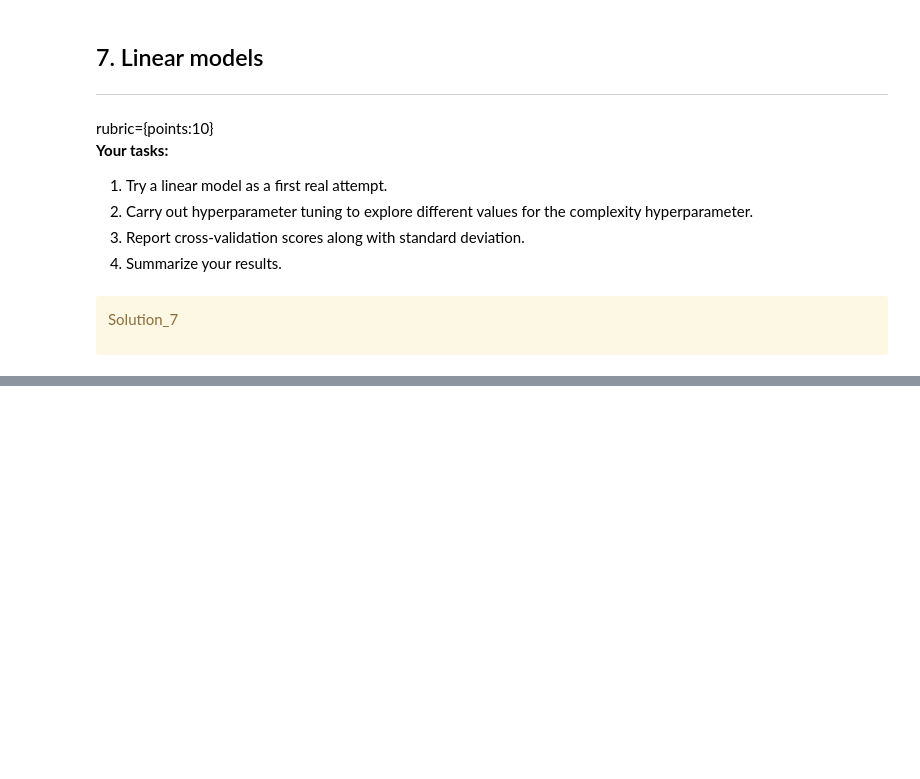
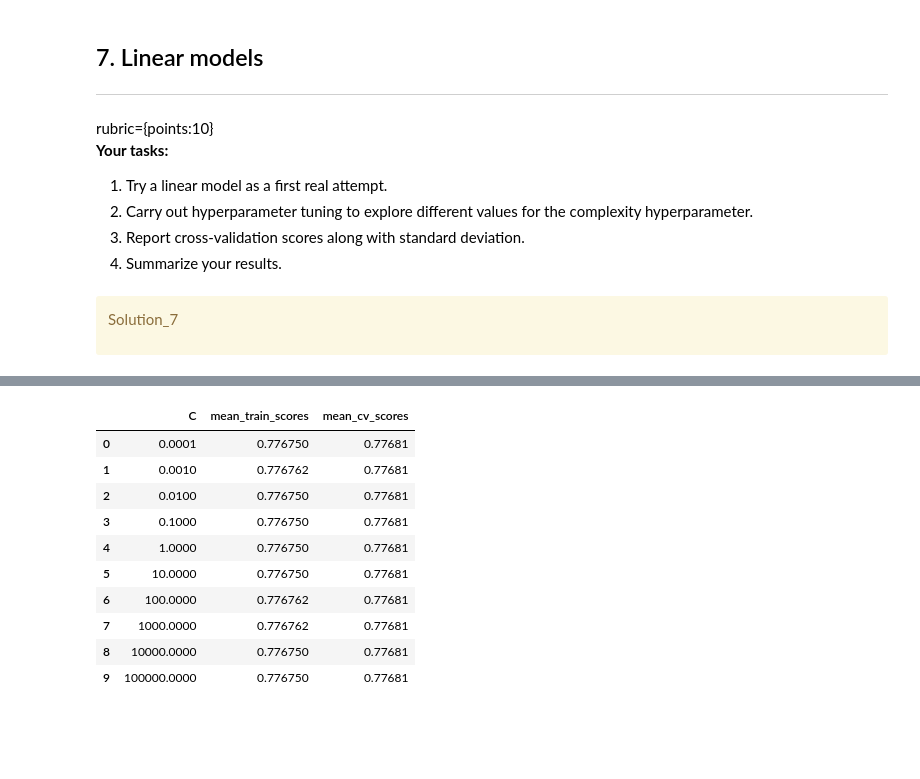
Before and after one commit to angieclra/credit-card-default-analysis, a Jupyter notebook: project.ipynb, the cells around one changed output, grey strips where cells are left out. Saved outputs shown, nothing was run; the diff lists cells and outputs as text; code cells hidden in the pictures; blank space fills up the shorter version.

Commit message:
updated logistic regression

```diff
--- a/project.ipynb
+++ b/project.ipynb
@@ -556,0 +555,8 @@ _Type your answer here, replacing this text._
+# %%
+from sklearn.linear_model import LogisticRegression
+
+# changing max_iter to deal with iterations reached limit
+lr = LogisticRegression(max_iter = 10000)
+lr.fit(X_train, y_train)
+scores = cross_validate(lr, X_train, y_train, return_train_score = True)
+pd.DataFrame(scores)
@@ -557,3 +570,29 @@ _Type your answer here, replacing this text._
+# %%
+scores_dict = {
+    "C": 10.0 ** np.arange(-4, 6, 1),
+    "mean_train_scores": list(),
+    "mean_cv_scores": list(),
+}
+for C in scores_dict["C"]:
+    lr = LogisticRegression(max_iter = 10000, C=C)
+    scores = cross_validate(lr, X_train, y_train, return_train_score=True)
+    scores_dict["mean_train_scores"].append(scores["train_score"].mean())
+    scores_dict["mean_cv_scores"].append(scores["test_score"].mean())
+
+results_df = pd.DataFrame(scores_dict)
+results_df
+# %% [output]
+|  | C | mean_train_scores | mean_cv_scores |
+| 0 | 0.0001 | 0.776750 | 0.77681 |
+| 1 | 0.0010 | 0.776762 | 0.77681 |
+| 2 | 0.0100 | 0.776750 | 0.77681 |
+| 3 | 0.1000 | 0.776750 | 0.77681 |
+| 4 | 1.0000 | 0.776750 | 0.77681 |
+| 5 | 10.0000 | 0.776750 | 0.77681 |
+| 6 | 100.0000 | 0.776762 | 0.77681 |
+| 7 | 1000.0000 | 0.776762 | 0.77681 |
+| 8 | 10000.0000 | 0.776750 | 0.77681 |
+| 9 | 100000.0000 | 0.776750 | 0.77681 |
 # %% [markdown]
 <!-- END QUESTION -->
 
```
Also changed, not shown: parts of 6 cells of this notebook, 1 other file.
